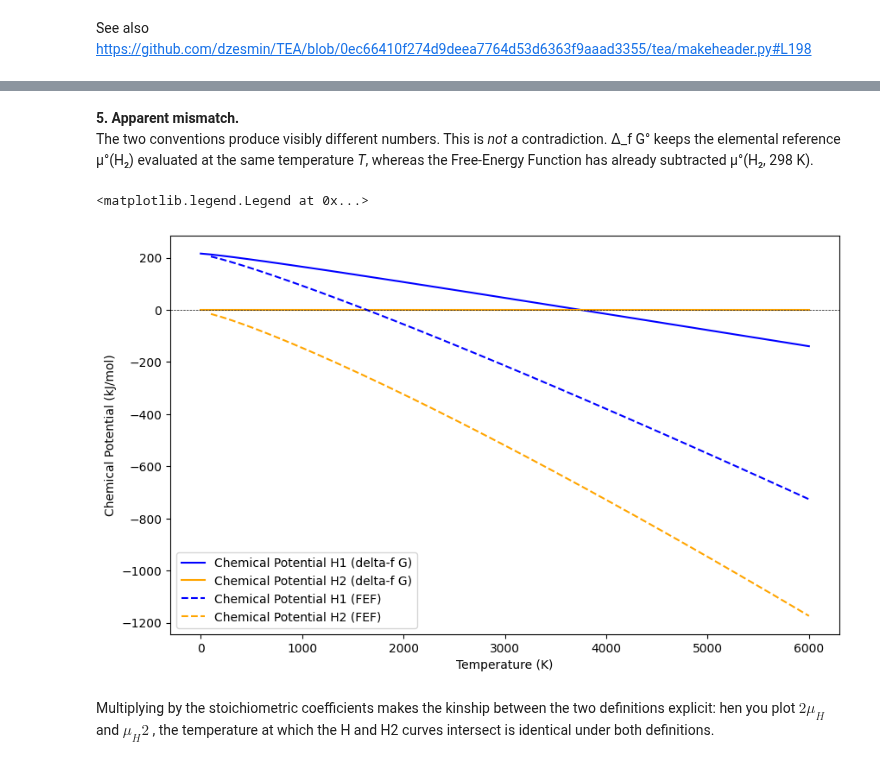
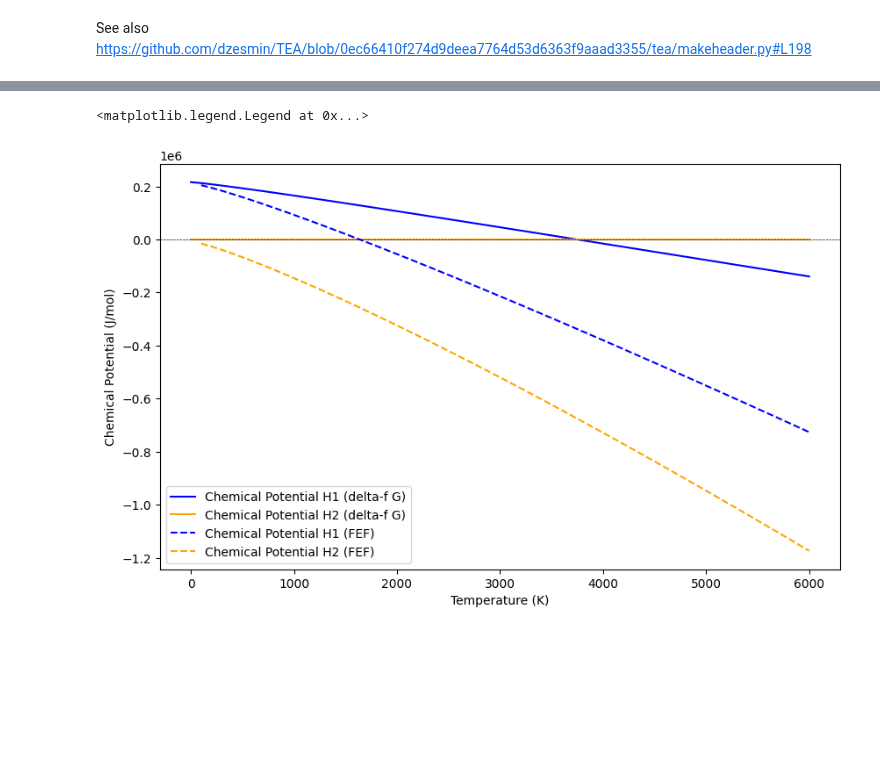
Before and after one commit to HajimeKawahara/exogibbs, a Jupyter notebook: documents/ipynb/chemical_potential.ipynb, the cells around one changed output, grey strips where cells are left out. Cells and saved outputs as stored; diff of their text form; code cells hidden in the pictures; blank space fills up the shorter version.

Commit message:
redefine the unit (J/mol) for delta-f G

```diff
--- a/documents/ipynb/chemical_potential.ipynb
+++ b/documents/ipynb/chemical_potential.ipynb
@@ -19,3 +13,9 @@ gibbs_matrices = load_JANAF_molecules(df_molname, path_JANAF_data)
 
 T_h_table = gibbs_matrices["H1"]['T(K)'].to_numpy()
 T_h2_table = gibbs_matrices["H2"]['T(K)'].to_numpy()
+
+# uses delta-f G as chemical potential Smith & Missen 3-12.2
+kJtoJ = 1000.0
+
+mu_h_table = gibbs_matrices["H1"]['delta-f G'].to_numpy() * kJtoJ #J/mol
+mu_h2_table = gibbs_matrices["H2"]['delta-f G'].to_numpy() * kJtoJ  #J/mol
@@ -31,5 +23,0 @@ where Δ_f G°(T) is taken directly from the column of **delta-f G** of the JANA
-# %%
-
-# uses delta-f G as chemical potential Smith & Missen 3-12.2
-mu_h_table = gibbs_matrices["H1"]['delta-f G'].to_numpy()
-mu_h2_table = gibbs_matrices["H2"]['delta-f G'].to_numpy()
@@ -53,11 +37,12 @@ See also https://github.com/dzesmin/TEA/blob/0ec66410f274d9deea7764d53d6363f9aaa
 # %%
 
 # computes chemical potential from Free Energy Function Smith & Missen 3.12-5a
-fef_h_table = gibbs_matrices["H1"]['-[G-H(Tr)]/T'].to_numpy()
-fef_h2_table = gibbs_matrices["H2"]['-[G-H(Tr)]/T'].to_numpy()
+fef_h_table = gibbs_matrices["H1"]['-[G-H(Tr)]/T'].to_numpy() #J/K/mol
+fef_h2_table = gibbs_matrices["H2"]['-[G-H(Tr)]/T'].to_numpy() #J/K/mol
 
-dHf_h_298 = gibbs_matrices["H1"]['delta-f H'].to_numpy()[index_h]
-dHf_h2_298 = gibbs_matrices["H2"]['delta-f H'].to_numpy()[index_h2]
+dHf_h_298 = gibbs_matrices["H1"]['delta-f H'].to_numpy()[index_h] * kJtoJ #J/mol
+dHf_h2_298 = gibbs_matrices["H2"]['delta-f H'].to_numpy()[index_h2] * kJtoJ #J/mol
 
-mu_fef_h_table = -T_h_table * fef_h_table * 1.e-3  + dHf_h_298
-mu_fef_h2_table = -T_h2_table * fef_h2_table * 1.e-3  + dHf_h2_298
+
+mu_fef_h_table = -T_h_table * fef_h_table  + dHf_h_298
+mu_fef_h2_table = -T_h2_table * fef_h2_table  + dHf_h2_298
@@ -93,29 +49,18 @@ gibbs_matrices["H2"]['delta-f H'], gibbs_matrices["H2"]['delta-f G']
-# %% [markdown]
-**5. Apparent mismatch.**
-The two conventions produce visibly different numbers.
-This is *not* a contradiction. Δ_f G° keeps the elemental reference μ°(H₂) evaluated at the same temperature *T*, whereas the Free-Energy Function has already subtracted μ°(H₂, 298 K).
 # %%
 import matplotlib.pyplot as plt
 plt.figure(figsize=(10, 6))
 plt.plot(T_h_table, mu_h_table, label='Chemical Potential H1 (delta-f G)', color='blue')
 plt.plot(T_h2_table, mu_h2_table, label='Chemical Potential H2 (delta-f G)', color='orange')
 plt.plot(T_h_table, mu_fef_h_table, label='Chemical Potential H1 (FEF)', linestyle='--', color='blue')
 plt.plot(T_h2_table, mu_fef_h2_table, label='Chemical Potential H2 (FEF)', linestyle='--', color='orange')
 
 plt.axhline(0, color='black', linestyle='--', linewidth=0.5)
 plt.xlabel('Temperature (K)')
-plt.ylabel('Chemical Potential (kJ/mol)')
+plt.ylabel('Chemical Potential (J/mol)')
 plt.legend()
 # %% [output]
 <matplotlib.legend.Legend at 0x...>
-[figure, old version]
+[figure, new version]
-# %% [markdown]
-Multiplying by the stoichiometric coefficients makes the kinship between the two definitions explicit:
-hen you plot
-$2 \mu_H$
-and
-$\mu_H2$
-, the temperature at which the H and H2 curves intersect is identical under both definitions.
 # %%
 import matplotlib.pyplot as plt
 plt.figure(figsize=(10, 6))
```
Also changed, not shown: parts of 17 cells of this notebook, 1 other file.
